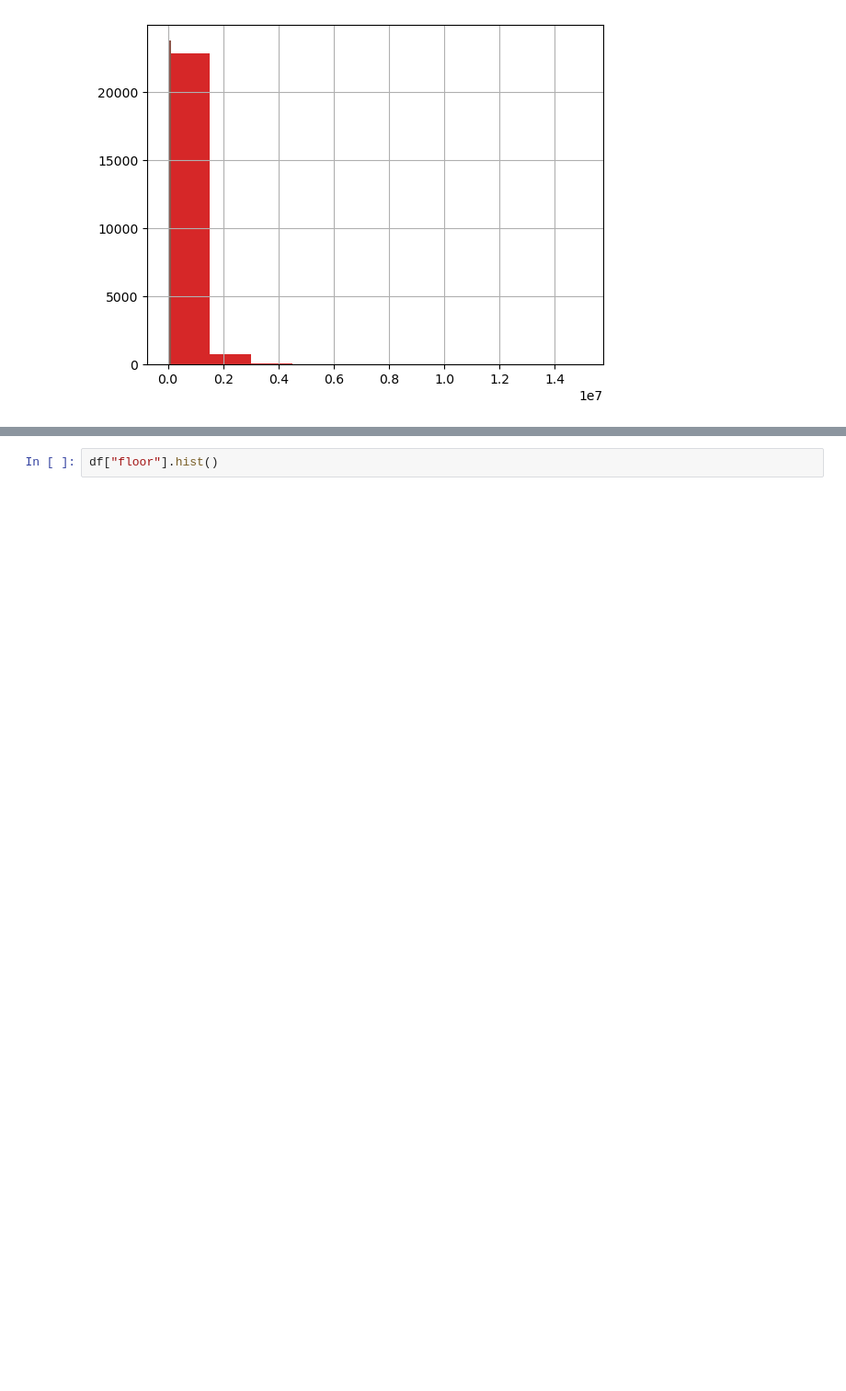
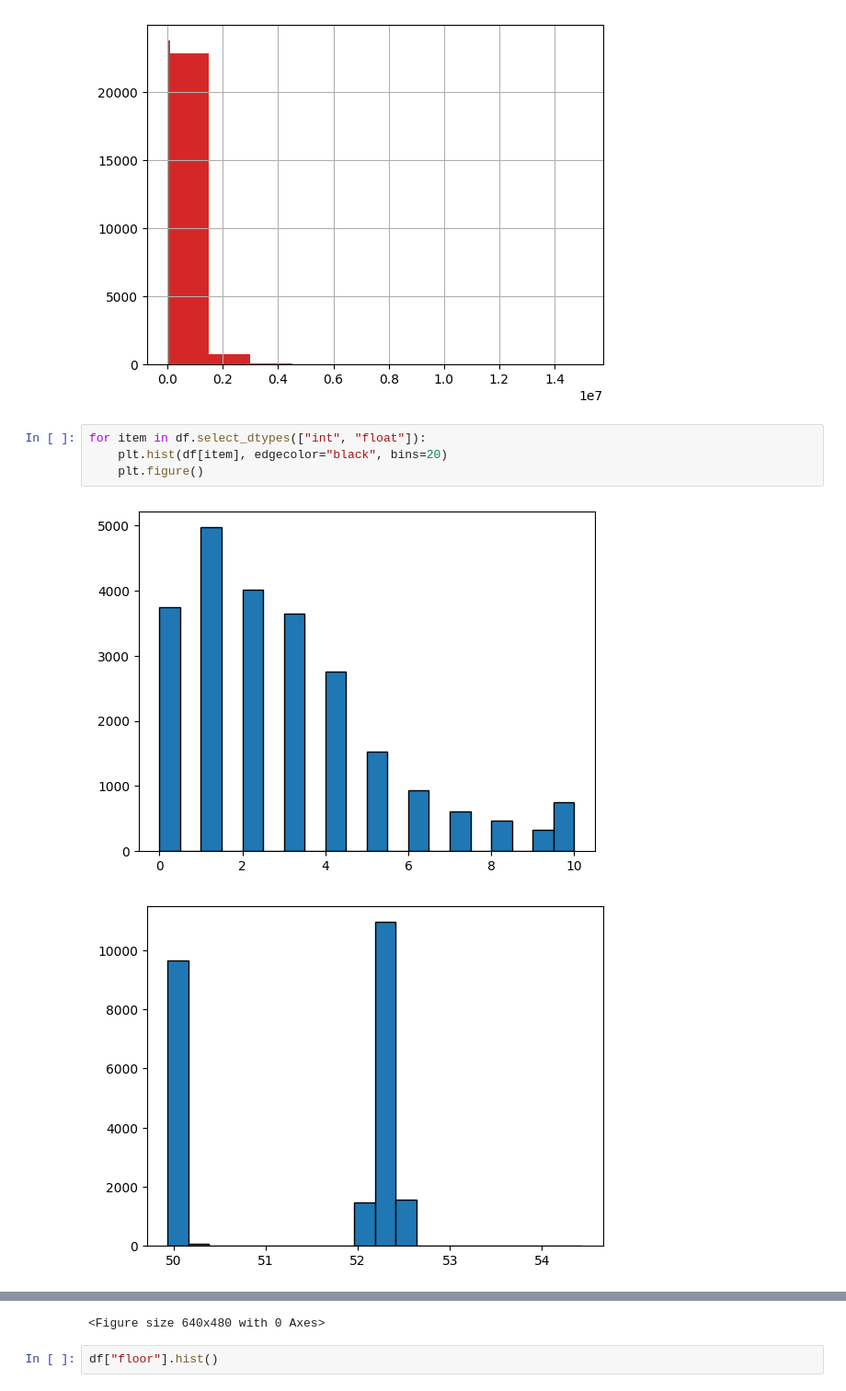
Before and after one commit to RastaAmanek/github, a Jupyter notebook: Pandas_csv.ipynb, the cells around one changed output, grey strips where cells are left out. Shown at 92% size. Cells and saved outputs as stored; diff of their text form; blank space fills up the shorter version.

```diff
--- a/Pandas_csv.ipynb
+++ b/Pandas_csv.ipynb
@@ -1086,3 +1088,10 @@ for colulmn in ['floor', 'latitude', 'longitude', 'price', 'rooms', 'sq', 'year'
     df[colulmn].hist()
 # %% [output]
 [figure]
+# %%
+for item in df.select_dtypes(["int", "float"]):
+    plt.hist(df[item], edgecolor="black", bins=20)
+    plt.figure()
+# %% [output]
+[figure, added]
+[figure, added]
@@ -1089,3 +1103,4 @@ for colulmn in ['floor', 'latitude', 'longitude', 'price', 'rooms', 'sq', 'year'
+<Figure size 640x480 with 0 Axes>
 # %%
 df["floor"].hist()
 # %% [output]
```
Also changed, not shown: parts of 30 cells of this notebook, 3 other files.
